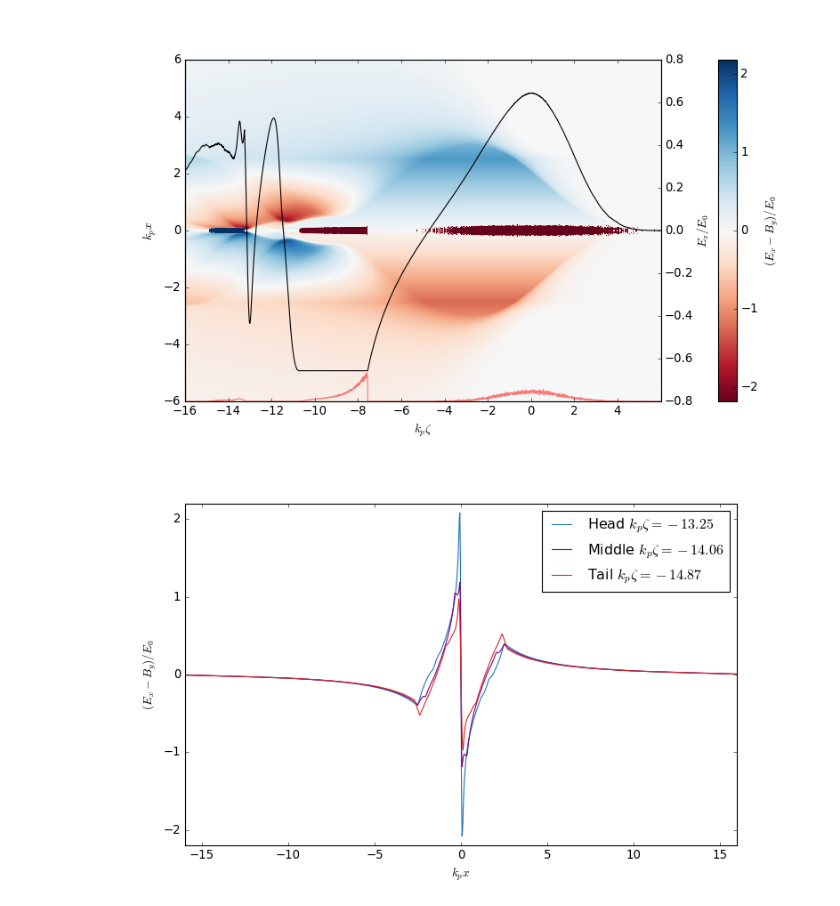
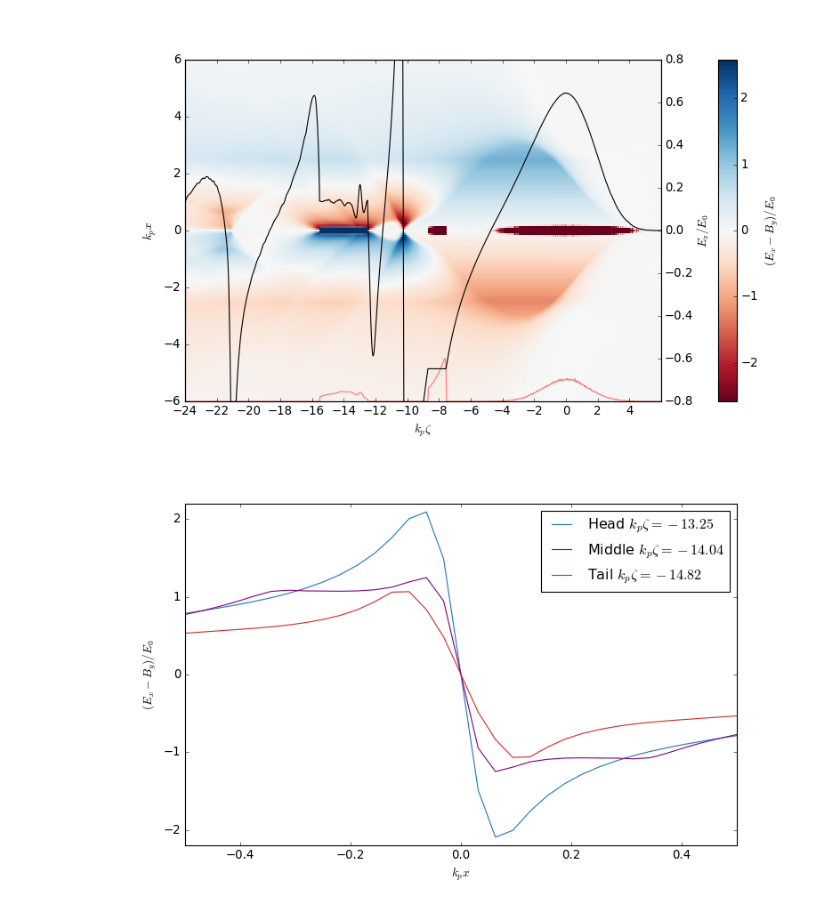
Before and after one commit to MaxVarverakis/PositronPWFA, a Jupyter notebook: analysis/filament.ipynb, the cells around one changed output. Saved outputs shown, nothing was run; the diff lists cells and outputs as text; code cells hidden in the pictures.

```diff
--- a/analysis/filament.ipynb
+++ b/analysis/filament.ipynb
@@ -1,6 +1,4 @@
 # %%
-# </path/to>/build/bin/hipace <input>
-
 import defs
 import numpy as np
 %matplotlib widget
@@ -22,12 +20,13 @@ plt.rcParams['figure.figsize'] = [10.0, 6.0]
 plt.rcParams['font.size'] = 16
 plt.style.use('classic')
 
-
 # d = 'none'
-# d = 'behind'
-d = 'front'
+# d = 'behindShort'
 # d = 'behindLong'
-# d = 'salameTest'
+d = 'frontLong'
+# d = 'frontLongB'
+# d = 'frontShort'
+# d = 'frontShortB'
 
 if d == 'none':
     r = False
@@ -51,71 +50,74 @@ plt.figure(figsize = (10, 6))
 ax = plt.axes()
 im = plt.pcolormesh(data.info.z, data.info.x, data.ExmBy.T, cmap = 'RdBu') #, vmin = -1, vmax = 1)
 
-# plt.scatter(kp * zd, kp * xd, s = .02, color = 'darkred', label = '$e^-$ Drive Bunch')
+# plt.scatter(data.zd, data.xd, s = .02, color = 'darkred', label = '$e^-$ Drive Bunch')
 # plt.scatter(data.zw, data.xw, s = .02, color = 'b', label = '$e^+$ Witness Bunch')
-# plt.scatter(kp * zr, kp * xr, s = .02, color = 'g', label = '$e^-$ Recovery Bunch')
+# plt.scatter(data.zr, data.xr, s = .02, color = 'g', label = '$e^-$ Recovery Bunch')
 
 plt.pcolormesh(data.info.z, data.info.x, data.jz_beam.T * IA, cmap = 'RdBuT', vmin = -1e15, vmax = 1e15)
-plt.plot(data.info.z, data.profile / max(data.profile) - 6, 'r', alpha = .5)
+plt.plot(data.info.z, 1.5 * data.profile / max(data.profile) - 6, 'r', alpha = .5)
 
 # plt.xlim(-34, 6)
 plt.xlim(data.info.zmin, data.info.zmax)
 # plt.ylim(info.xmin, info.xmax)
 plt.ylim(-6, 6)
 plt.ylabel('$k_px$')
 plt.xlabel('$k_p\zeta$')
 plt.xticks(np.arange(round(data.info.zmin), round(data.info.zmax), 2))
 
 ax2 = plt.twinx()
 ax2.plot(data.info.z, data.Ez, color = 'black')
 ax2.set_ylim(-.8, .8)
 ax2.set_ylabel(r'$E_z/E_0$',  labelpad = 1)
 
 divider2 = make_axes_locatable(ax)
 cax2 = divider2.append_axes("right", size = "4%", pad = .8)
 divider3 = make_axes_locatable(ax2)
 cax3 = divider3.append_axes("right", size = "4%", pad = .8)
 cax3.remove()
 
 
 cb2 = plt.colorbar(im, cax = cax2)
 # cb2.formatter.set_useMathText(True)
 # cb2.formatter.set_powerlimits((0, 0))
 cb2.set_label(r'$(E_x - B_y)/E_0 $')
 
 # plt.savefig('/Users/max/HiPACE/recovery/images/filamentFrontReco.png', dpi = 300, bbox_inches = 'tight')
 plt.show()
 # %% [output]
-[figure, old version]
+[figure, new version]
 # %%
 zAx = diag.z_axis(data.driveInsitu)
-witness = zAx[(data.witnessInsitu['sum(w)']!=0)[0]]
+beam = zAx[(data.witnessInsitu['sum(w)']!=0)[0]]
 # print(zAx[612:734])
-# kpz = -14.14160156 # -15.125
-head = np.argmin(np.abs(zAx - max(witness)))
-tail = np.argmin(np.abs(zAx - min(witness)))
+kpz = -15.65 # -14.14160156 # -15.125
+choice = np.argmin(np.abs(zAx - kpz))
+head = np.argmin(np.abs(zAx - max(beam)))
+tail = np.argmin(np.abs(zAx - min(beam)))
 mid = head - (head - tail)//2
 # idx = np.argmin(np.abs(zAx-kpz))
 # print(idx, zAx[idx])
 
-# WFSlice = data.ts.get_field(field = 'ExmBy', iteration = data.iteration, slice_across = 'z', slice_relative_position = (kpz + 9)/15)[0]
+# WFSlice = data.ts.get_field(field = 'ExmBy', iteration = data.iteration, slice_across = 'z', slice_relative_position = (kpz + abs(data.info.z[len(data.info.z)//2]))/((data.info.zmax - data.info.zmin)/2))[0]
 
 plt.close()
 plt.figure(figsize = (10, 6))
-# plt.plot(data.info.x, WFSlice, 'tab:red')
+# plt.plot(data.info.x, WFSlice, 'k', linewidth = 2)
 plt.plot(data.info.x, data.ExmBy[head], 'tab:blue', ls = '-', label = f'Head $k_p\zeta = {zAx[head]:.2f}$')
 plt.plot(data.info.x, data.ExmBy[mid], 'purple', ls = '-', label = f'Middle $k_p\zeta = {zAx[mid]:.2f}$')
 plt.plot(data.info.x, data.ExmBy[tail], 'tab:red', ls = '-', label = f'Tail $k_p\zeta = {zAx[tail]:.2f}$')
+# plt.plot(data.info.x, data.ExmBy[choice], 'm', ls = '-', label = f'$k_p\zeta = {zAx[choice]:.2f}$')
 plt.ylabel('$(E_x-B_y)/E_0$')
 plt.xlabel('$k_px$')
 # plt.title(f'$k_p\zeta = {kpz}$')
 plt.ylim(-2.2, 2.2)
-plt.xlim(data.info.xmin, data.info.xmax)
+# plt.xlim(data.info.xmin, data.info.xmax)
+plt.xlim(-.5, .5)
 plt.legend()
 # plt.savefig('/Users/max/HiPACE/recovery/images/filamentFrontRecoTransverse.png', dpi = 300, bbox_inches = 'tight')
 plt.show()
 # %% [output]
-[figure, old version]
+[figure, new version]
 # %%
 plt.close()
 plt.figure(figsize = (10, 6))
```
Also changed, not shown: parts of 4 cells of this notebook, 2 other files.
